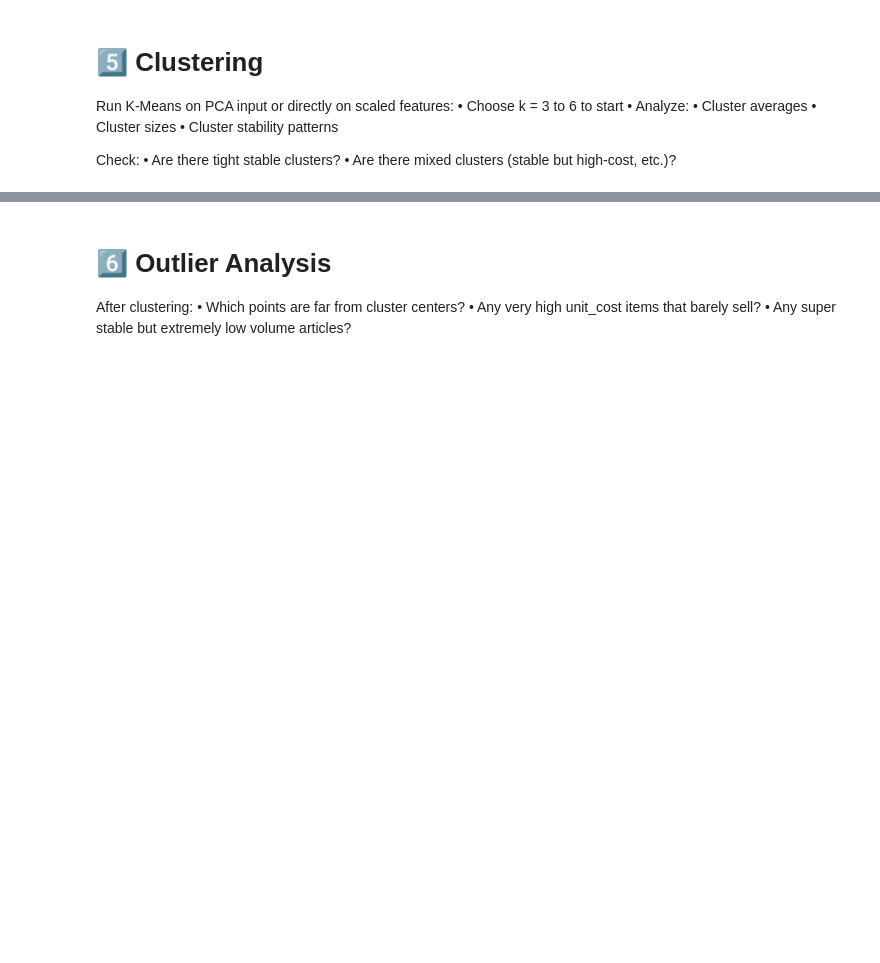
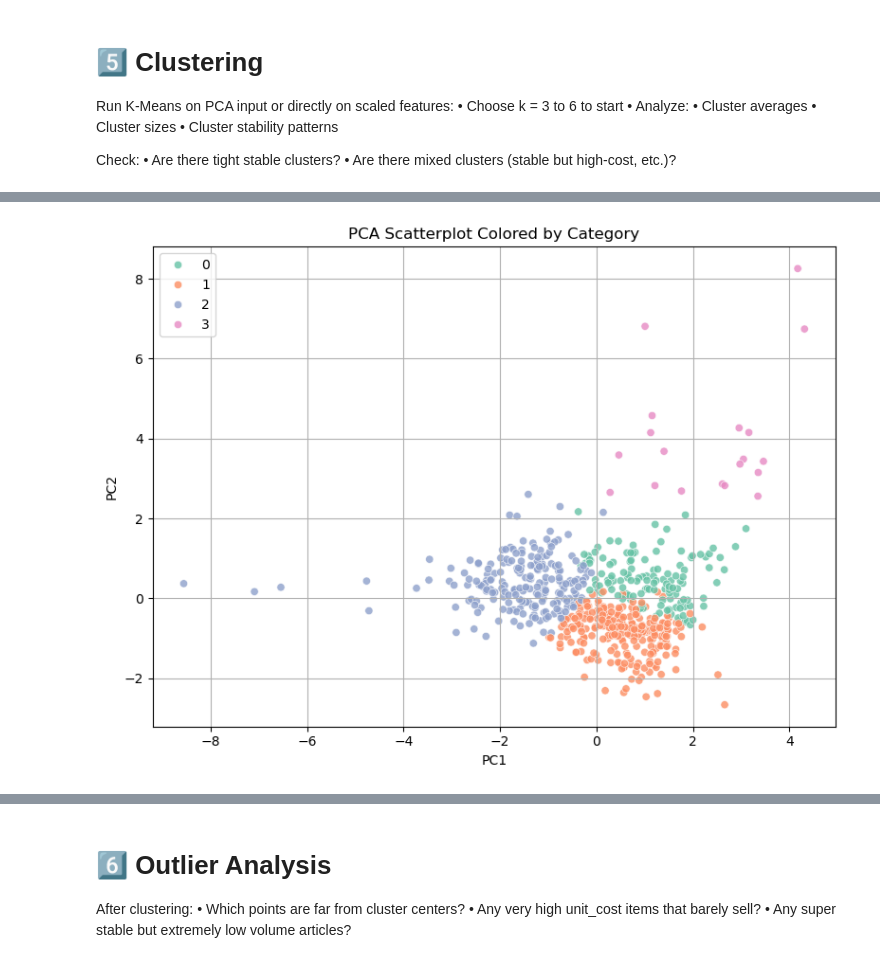
Before and after one commit to werderame/Real-Life-Manufacturing-Inventory-Analysis, a Jupyter notebook: clustering_so_articles/clustering_sales_articles_v02.ipynb, the cells around one changed output, grey strips where cells are left out. Cells and saved outputs as stored; diff of their text form; code cells hidden in the pictures; blank space fills up the shorter version.

```diff
--- a/clustering_so_articles/clustering_sales_articles_v02.ipynb
+++ b/clustering_so_articles/clustering_sales_articles_v02.ipynb
@@ -372,0 +442,12 @@ Check:
+# %%
+k = 4
+kmeans = KMeans(n_clusters=k, random_state=42)
+clusters = kmeans.fit_predict(stats2[scaled_features])
+
+# add lables
+stats2.loc[stats2.index, 'cluster'] = clusters
+
+# summarize
+cluster_summary = stats2.loc[stats2.index].groupby('cluster')[scaled_features].mean()
+display(cluster_summary)
+print(stats2.cluster.value_counts())
@@ -372,0 +467,18 @@ Check:
+# %%
+# 3. Plot with hue
+plt.figure(figsize=(8,6))
+sns.scatterplot(
+    data=pca_df,
+    x='PC1',
+    y='PC2',
+    hue=clusters,      # 👈 add the hue here
+    palette='Set2',
+    alpha=0.8
+)
+
+plt.title('PCA Scatterplot Colored by Category')
+plt.grid(True)
+plt.tight_layout()
+plt.show()
+# %% [output]
+[figure, added]
```
Also changed, not shown: parts of 13 cells of this notebook.
